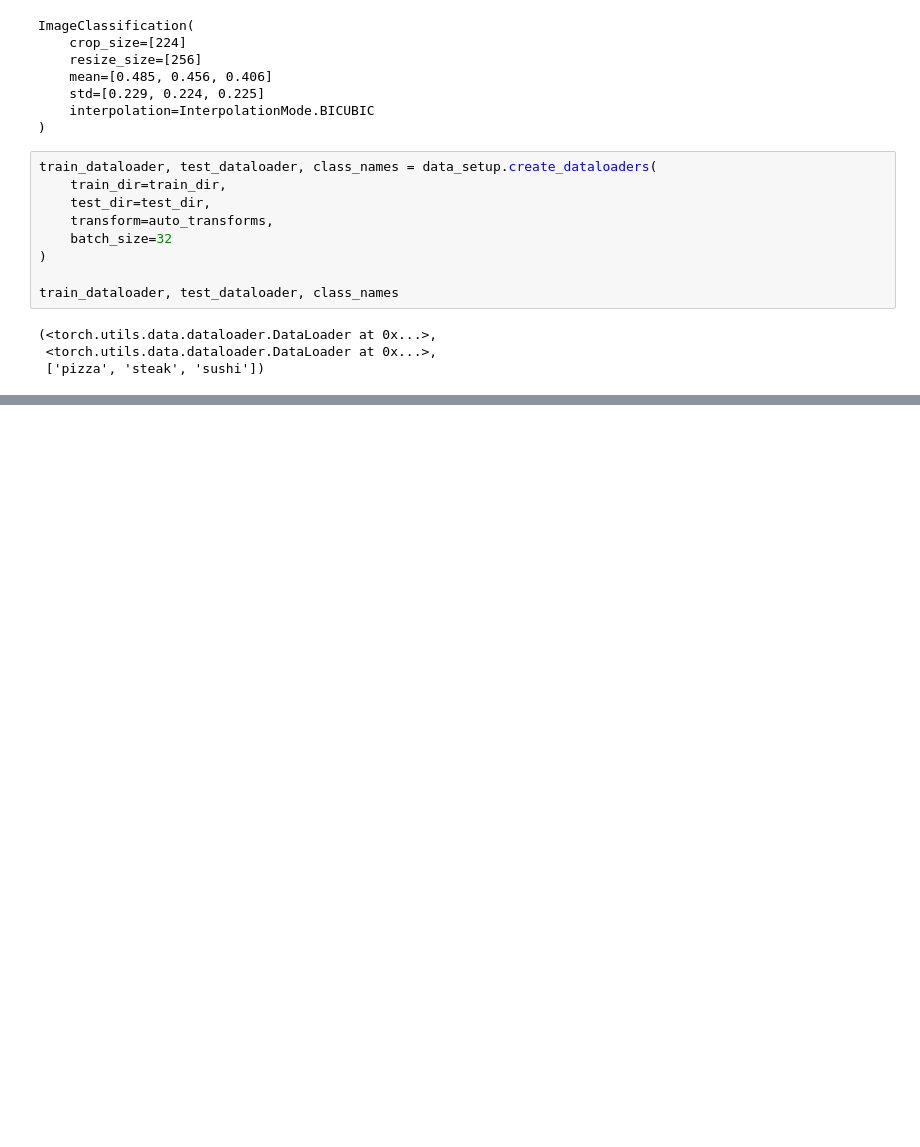
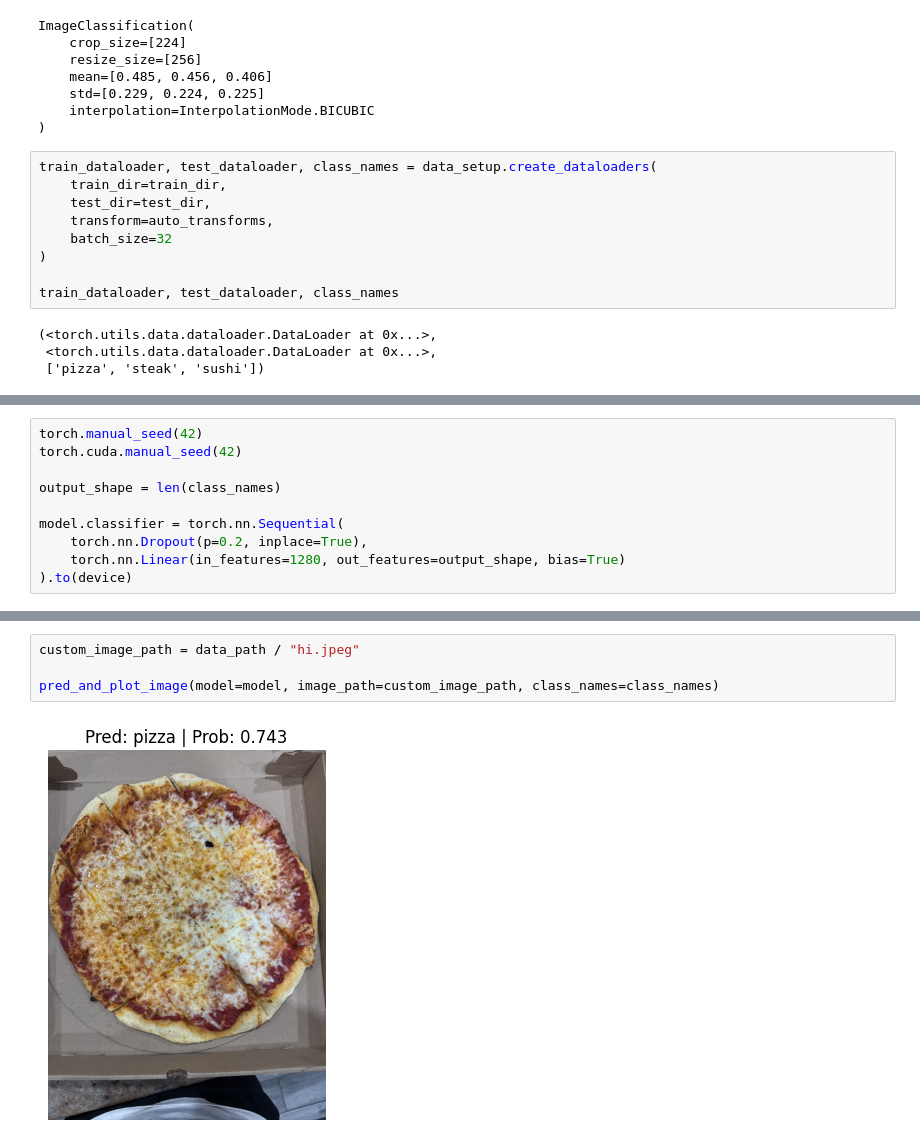
Before and after one commit to 1RaghavM/PyTorch, a Jupyter notebook: 06.ipynb, the cells around one changed output, grey strips where cells are left out. Drawn from its saved outputs; the diff is of its cells as text; blank space fills up the shorter version.

```diff
--- a/06.ipynb
+++ b/06.ipynb
@@ -154,0 +216,10 @@ train_dataloader, test_dataloader, class_names
+# %%
+torch.manual_seed(42)
+torch.cuda.manual_seed(42)
+
+output_shape = len(class_names)
+
+model.classifier = torch.nn.Sequential(
+    torch.nn.Dropout(p=0.2, inplace=True),
+    torch.nn.Linear(in_features=1280, out_features=output_shape, bias=True)
+).to(device)
@@ -154,0 +413,6 @@ train_dataloader, test_dataloader, class_names
+# %%
+custom_image_path = data_path / "hi.jpeg"
+
+pred_and_plot_image(model=model, image_path=custom_image_path, class_names=class_names)
+# %% [output]
+[figure, added]
```
Also changed, not shown: parts of 16 cells of this notebook, 1 other file.
